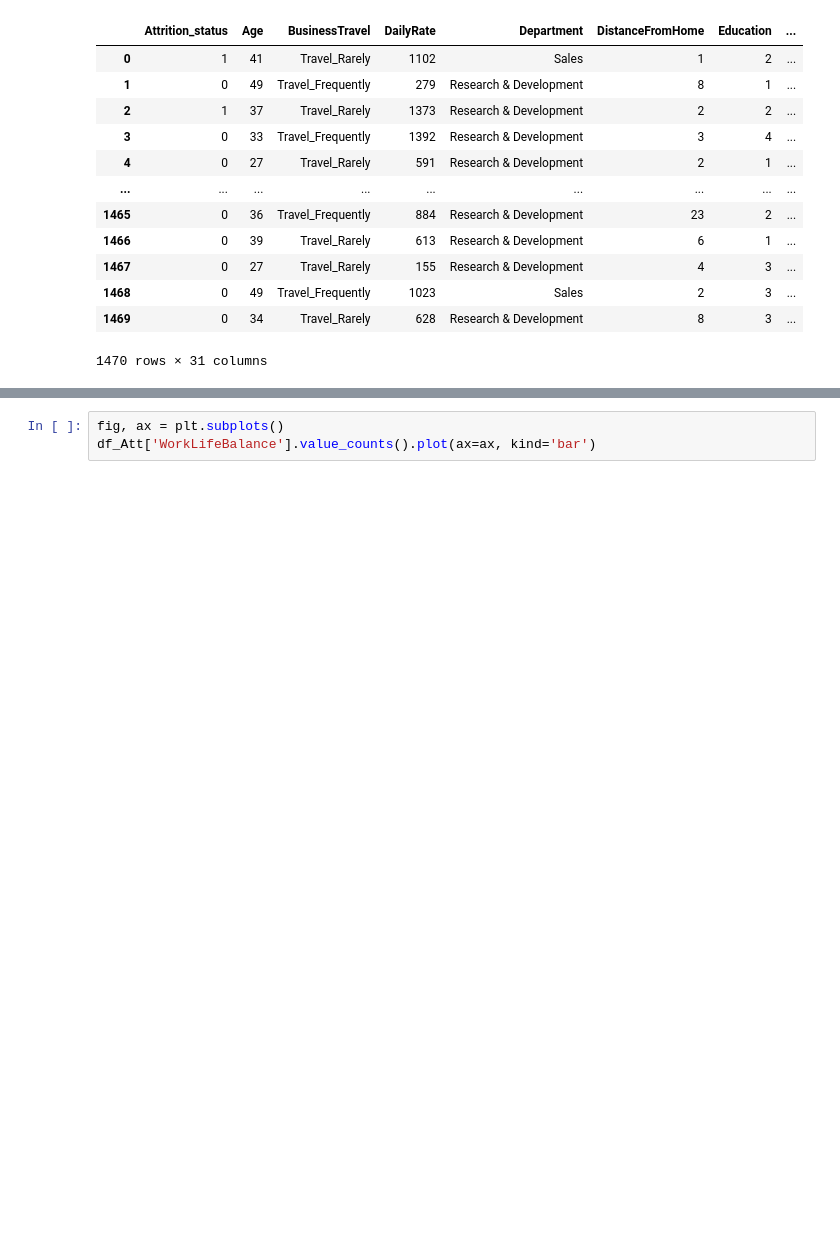
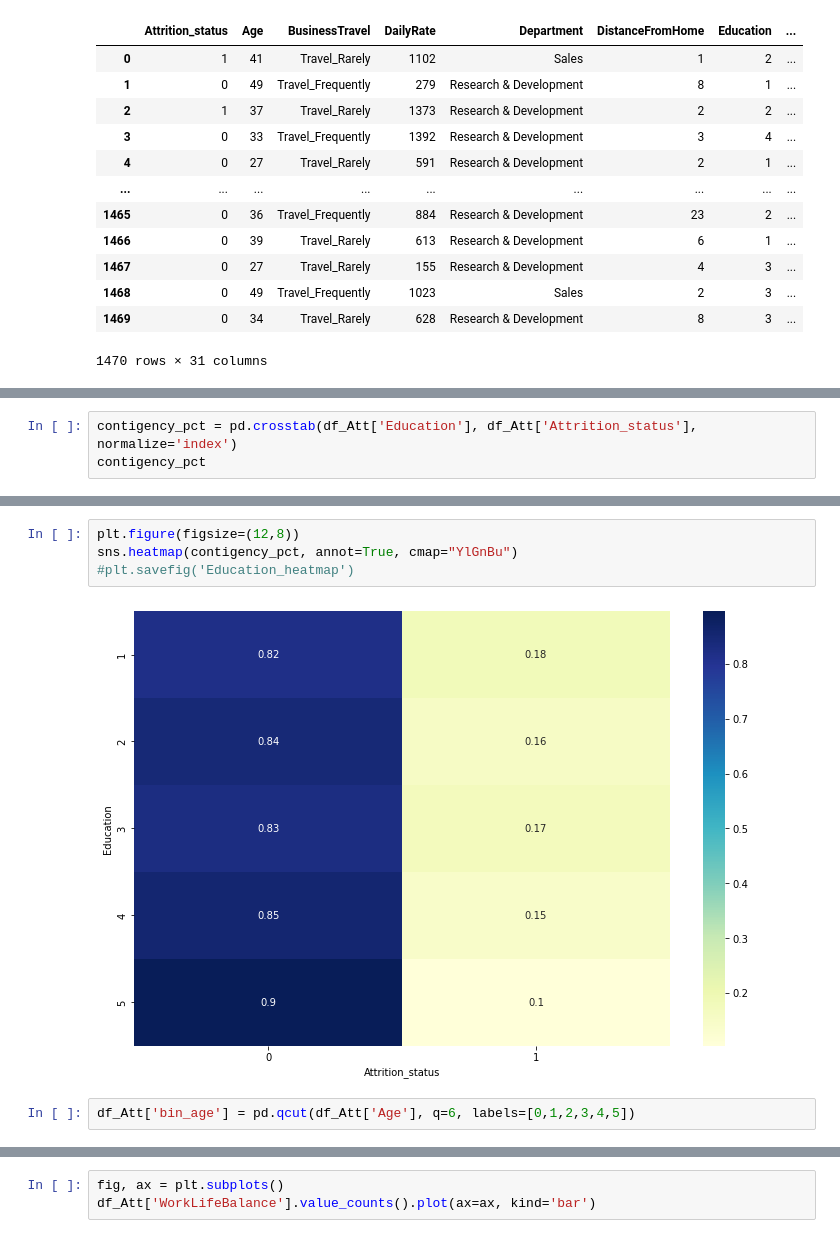
Before and after one commit to HannahZZY/Senior_Project_Hannah, a Jupyter notebook: DA401 codes.ipynb, the cells around one changed output, grey strips where cells are left out. Cells and saved outputs as stored; diff of their text form; blank space fills up the shorter version.

```diff
--- a/DA401 codes.ipynb
+++ b/DA401 codes.ipynb
@@ -175,0 +199,3 @@ df_Att
+# %%
+contigency_pct = pd.crosstab(df_Att['Education'], df_Att['Attrition_status'], normalize='index')
+contigency_pct
@@ -175,0 +210,8 @@ df_Att
+# %%
+plt.figure(figsize=(12,8))
+sns.heatmap(contigency_pct, annot=True, cmap="YlGnBu")
+#plt.savefig('Education_heatmap')
+# %% [output]
+[figure, added]
+# %%
+df_Att['bin_age'] = pd.qcut(df_Att['Age'], q=6, labels=[0,1,2,3,4,5])
```
Also changed, not shown: parts of 41 cells of this notebook, 3 other files.
